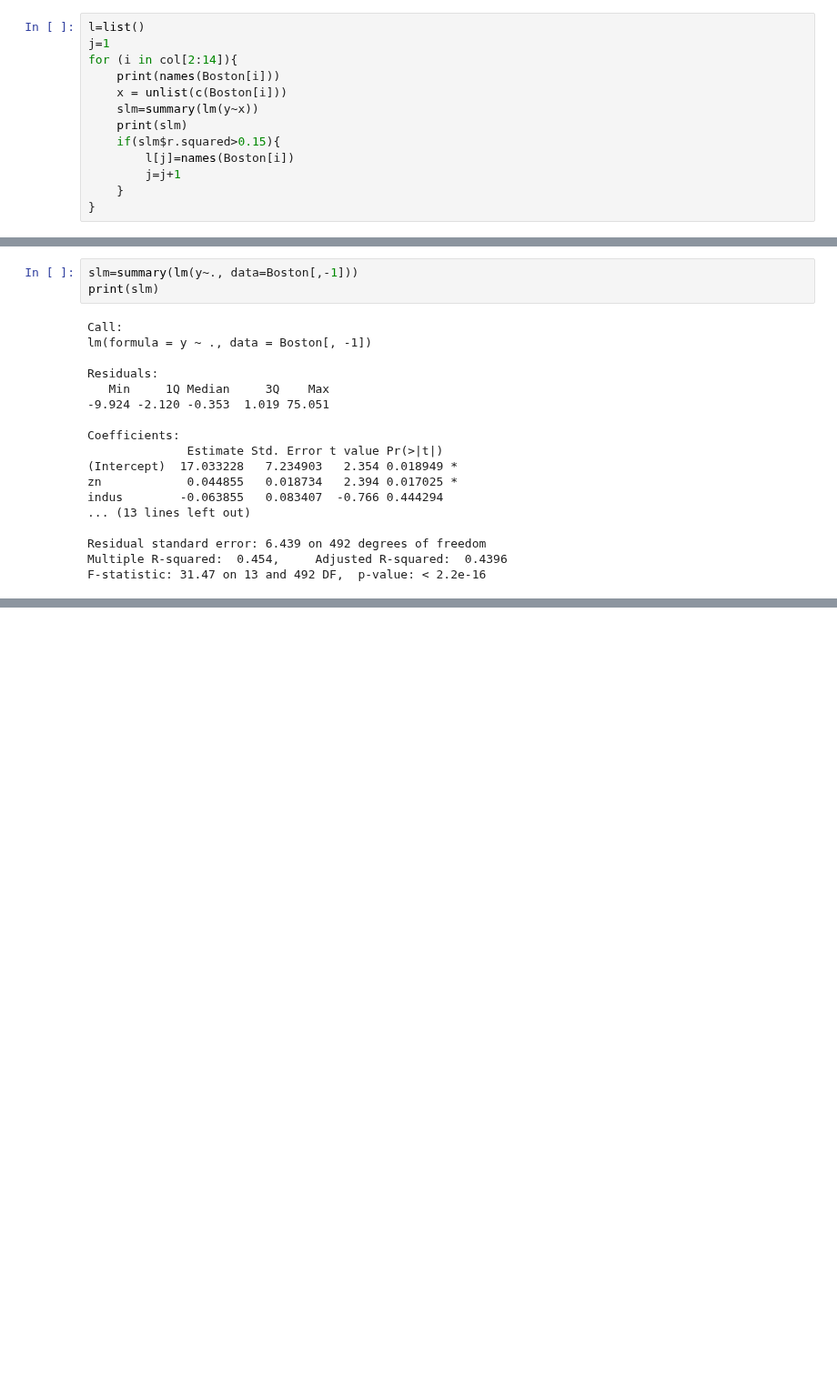
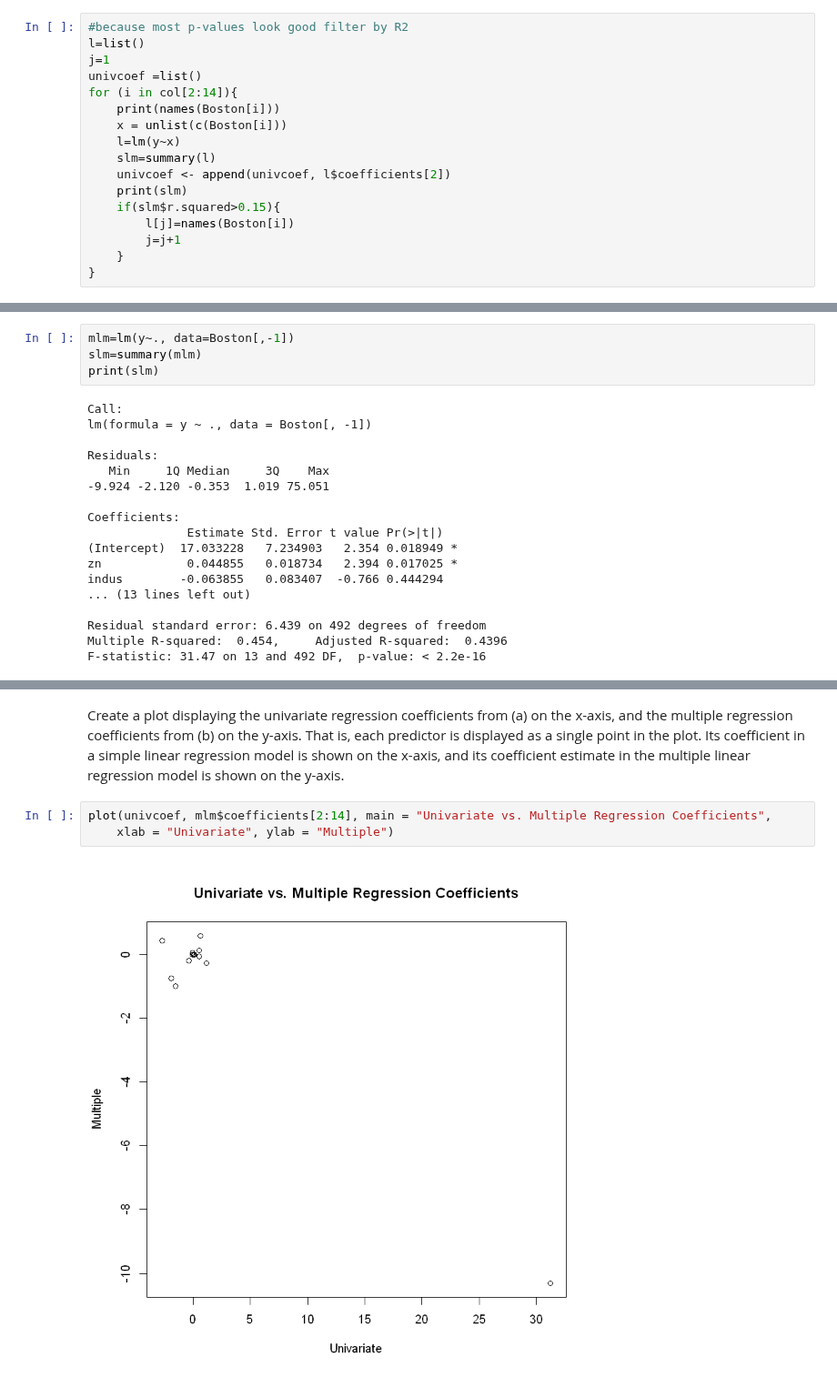
Before and after one commit to kuzn137/Statistical_problems, a Jupyter notebook: ch3r.ipynb, the cells around one changed output, grey strips where cells are left out. Shown at 91% size. Saved outputs shown, nothing was run; the diff lists cells and outputs as text; blank space fills up the shorter version.

```diff
--- a/ch3r.ipynb
+++ b/ch3r.ipynb
@@ -719,10 +739,14 @@ col[2:14]
 # %%
+#because most p-values look good filter by R2
 l=list()
 j=1
+univcoef =list()
 for (i in col[2:14]){
     print(names(Boston[i]))
     x = unlist(c(Boston[i]))
-    slm=summary(lm(y~x))
+    l=lm(y~x)
+    slm=summary(l)
+    univcoef <- append(univcoef, l$coefficients[2])
     print(slm)
     if(slm$r.squared>0.15){
         l[j]=names(Boston[i])
@@ -774,5 +826,6 @@ Can be nitrogen oxides concentration or polluted air really??? https://www.otago
 # %%
-slm=summary(lm(y~., data=Boston[,-1]))
+mlm=lm(y~., data=Boston[,-1])
+slm=summary(mlm)
 print(slm)
 # %% [output]
 Call:
@@ -794,0 +850,11 @@ F-statistic: 31.47 on 13 and 492 DF,  p-value: < 2.2e-16
+# %% [markdown]
+Create a plot displaying the univariate regression coefficients
+from (a) on the x-axis, and the multiple regression coefficients
+from (b) on the y-axis. That is, each predictor is displayed as a
+single point in the plot. Its coefficient in a simple linear regression model is shown on the x-axis, and its coefficient estimate
+in the multiple linear regression model is shown on the y-axis.
+# %%
+plot(univcoef, mlm$coefficients[2:14], main = "Univariate vs. Multiple Regression Coefficients",
+    xlab = "Univariate", ylab = "Multiple")
+# %% [output]
+[figure, added]
```
Also changed, not shown: parts of 13 cells of this notebook.
